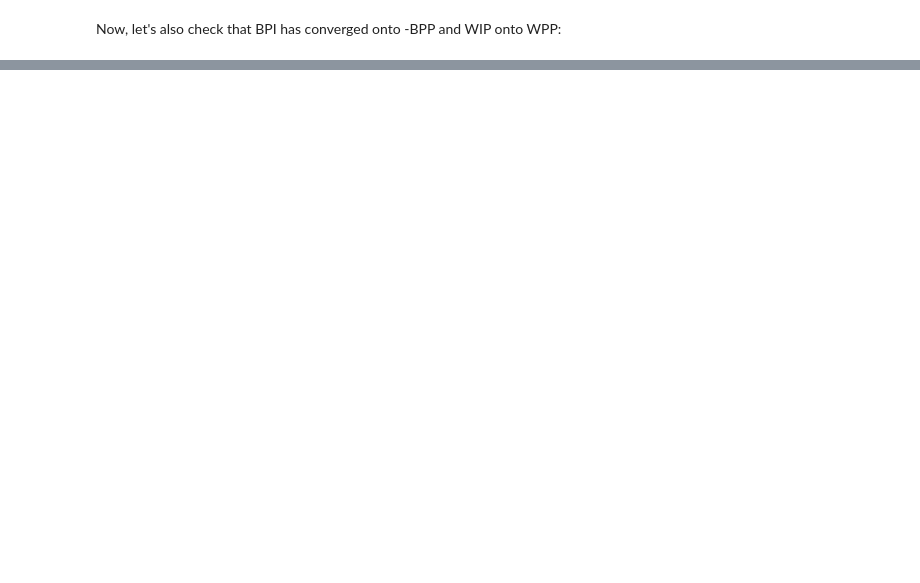
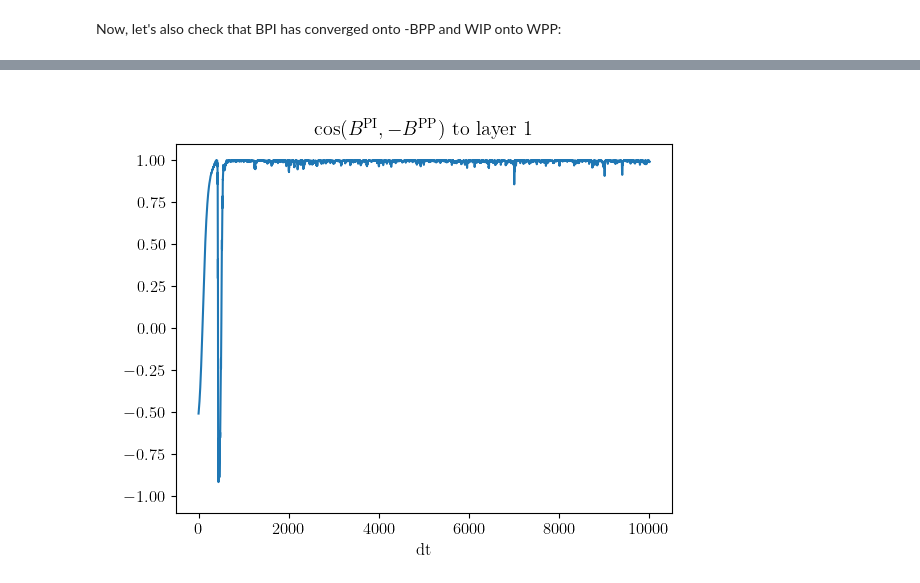
Before and after one commit to kma-code/Phaseless-Alignment-Learning, a Jupyter notebook: RtDeep/RtDeep simple demo.ipynb, the cells around one changed output, grey strips where cells are left out. Cells and saved outputs as stored; diff of their text form; code cells hidden in the pictures; blank space fills up the shorter version.

```diff
--- a/RtDeep/RtDeep simple demo.ipynb
+++ b/RtDeep/RtDeep simple demo.ipynb
@@ -215,24 +274,27 @@ plt.show()
 # %%
 for i in range(len(layers[1:-1])):
     fig, ax = plt.subplots()
     ax.plot(cos_BPI_BPP[i])
     plt.yscale('linear')
     label = 'dt'
     plt.xlabel(label)
     plt.title('$\cos(B^\mathrm{PI}, -B^\mathrm{PP})$ to layer ' + str(i+1))
+    plt.ylim(-1.1,1.1)
     plt.show()
 
 
-fig, ax = plt.subplots()
-ax.plot(np.array(BPI_time_series).ravel(), label="BPI")
-ax.plot(-np.array(BPP_time_series).ravel(), label="BPP")
-plt.yscale('linear')
-label = 'dt'
-plt.xlabel(label)
-plt.ylabel("B")
-plt.legend()
-# plt.title('$\cos(W^\mathrm{IP}, W^\mathrm{PP})$ to layer ' + str(i+1))
-plt.show()
+# fig, ax = plt.subplots()
+# ax.plot(np.array(BPI_time_series).ravel(), label="BPI")
+# ax.plot(-np.array(BPP_time_series).ravel(), label="BPP")
+# plt.yscale('linear')
+# label = 'dt'
+# plt.xlabel(label)
+# plt.ylabel("B")
+# plt.legend()
+# # plt.title('$\cos(W^\mathrm{IP}, W^\mathrm{PP})$ to layer ' + str(i+1))
+# plt.show()
+# %% [output]
+[figure, added]
 # %%
 for i in range(len(layers[1:-1])):
     fig, ax = plt.subplots()
```
Also changed, not shown: parts of 18 cells of this notebook, 1 other file.
